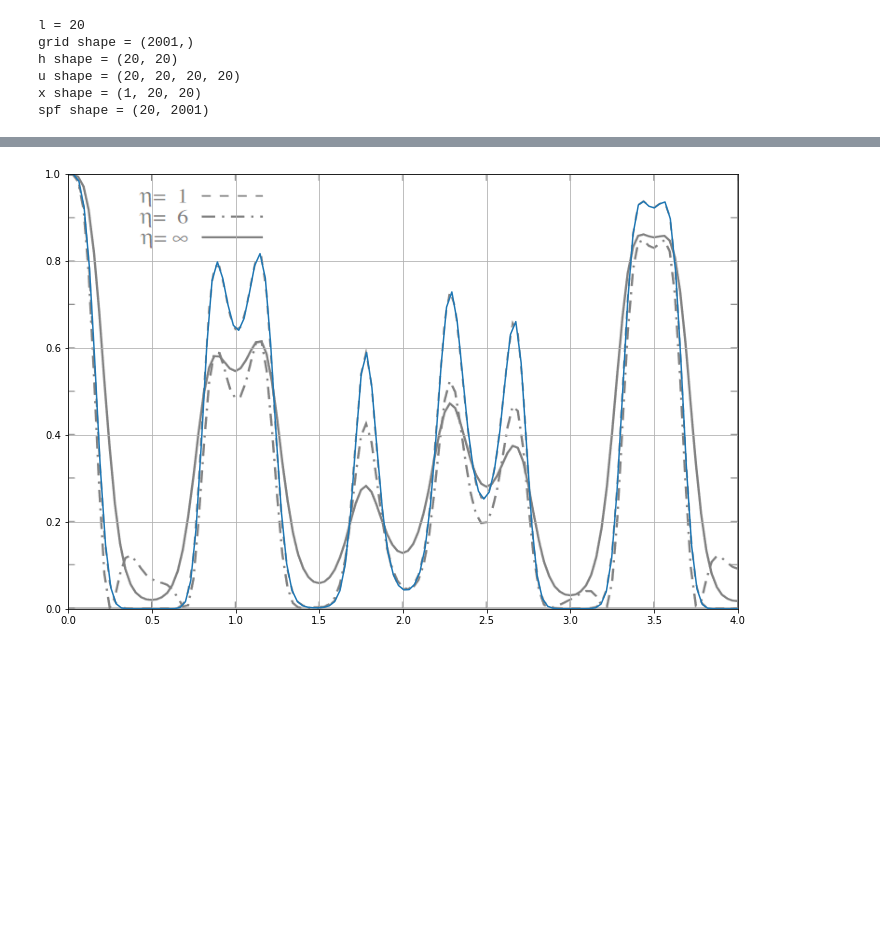
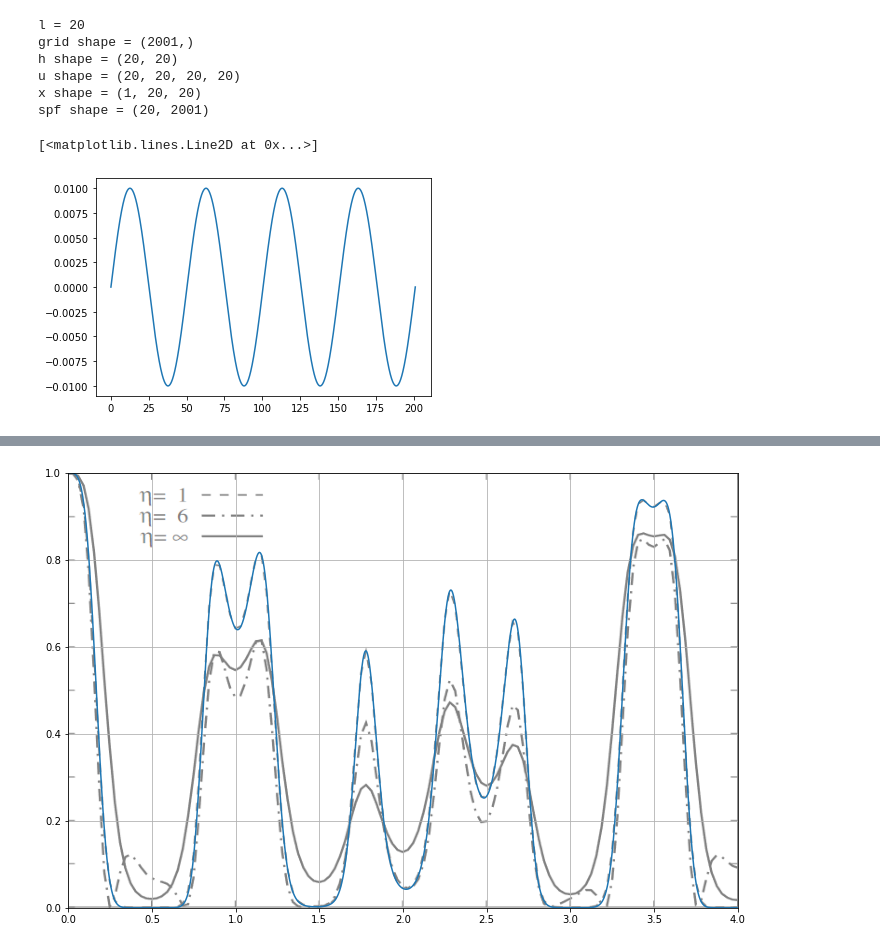
Before and after one commit to KarlHenrik/FYS4411-Gruppe, a Jupyter notebook: Project2/Code/HF_Attempt.ipynb, the cells around one changed output, grey strips where cells are left out. Drawn from its saved outputs; the diff is of its cells as text; code cells hidden in the pictures; blank space fills up the shorter version.

```diff
--- a/Project2/Code/HF_Attempt.ipynb
+++ b/Project2/Code/HF_Attempt.ipynb
@@ -17,7 +17,7 @@ l_0 = 10                # number of basis functions
 grid_length = 10        # compute from x = -10 to x = 10 in 1D
 num_grid_points = 2001
 omega = 0.25            # strength of harmonic oscillator potential
-n = 2                   # number of particles
+n = 1                   # number of particles
 
 # this sets up the harmonic oscillator basis functions and integrals between them
 odho = ODQD(l_0, grid_length, num_grid_points, a = 0.25, alpha = 1, potential = ODQD.HOPotential(omega))
@@ -142,13 +138,13 @@ plt.plot(system.grid, superfunc)
 # %%
 odho = ODQD(l_0, grid_length, num_grid_points, a = 0.25, alpha = 1, potential = ODQD.HOPotential(omega))
 td_sys = GeneralOrbitalSystem(n = n, basis_set=odho)
-td_sys.change_basis(C)
+# td_sys.change_basis(C)
 l_t = td_sys.l
 h_t = td_sys.h
 u_t = td_sys.u
 pos_t = td_sys.position[0]
-eps_0 = 1
-omega_e = 8 * omega
+eps_0 = 0.01
+omega_e = omega/2
 # %%
 print(f"l = {td_sys.l}")
 print(f"grid shape = {td_sys._basis_set.grid.shape}")
@@ -205,11 +201,11 @@ def f(t, C):
 # %%
 def tdhf():
     # Setup integration parameters
-    y0 = np.eye(l_t).reshape(-1)
+    y0 = C.reshape(-1) #np.eye(l_t).reshape(-1)
 
     t0 = 0
     t1 = 4 * 2 * np.pi / omega_e
-    dt = 0.1
+    dt = 0.01
 
     N = int((t1 - t0) / dt) + 2
 
@@ -235,5 +231,10 @@ def tdhf():
     return t, y
 # %%
 t, y = tdhf()
+# %%
+plt.plot(t, laser(t))
+# %% [output]
+[<matplotlib.lines.Line2D at 0x...>]
+[figure, added]
 # %%
 overlap = np.zeros(y.shape[0])
```
Also changed, not shown: parts of 5 cells of this notebook.
